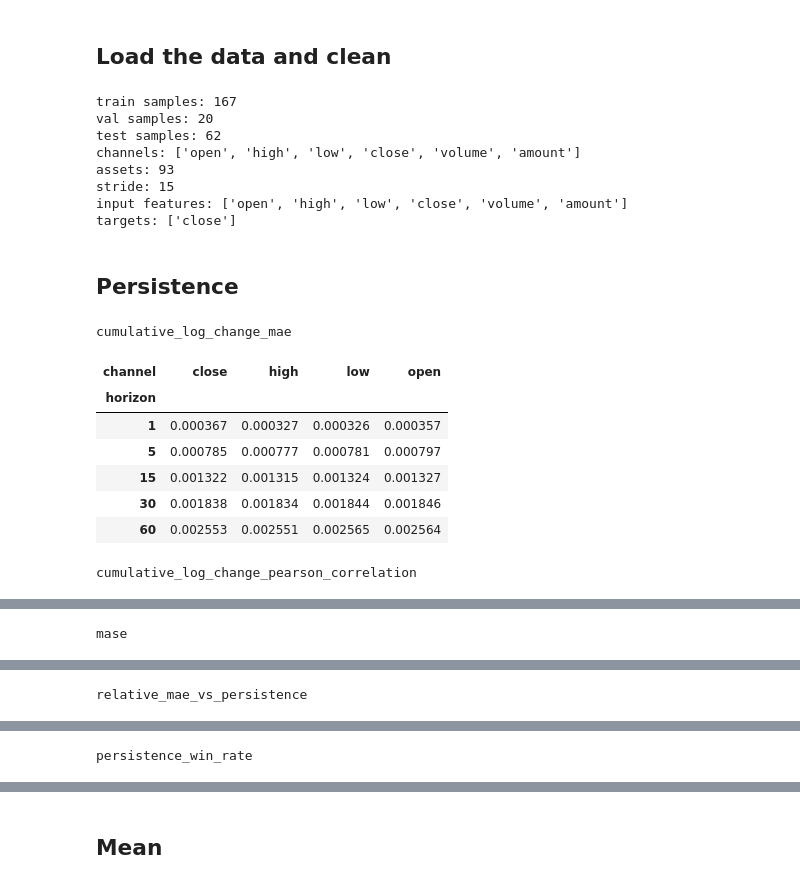
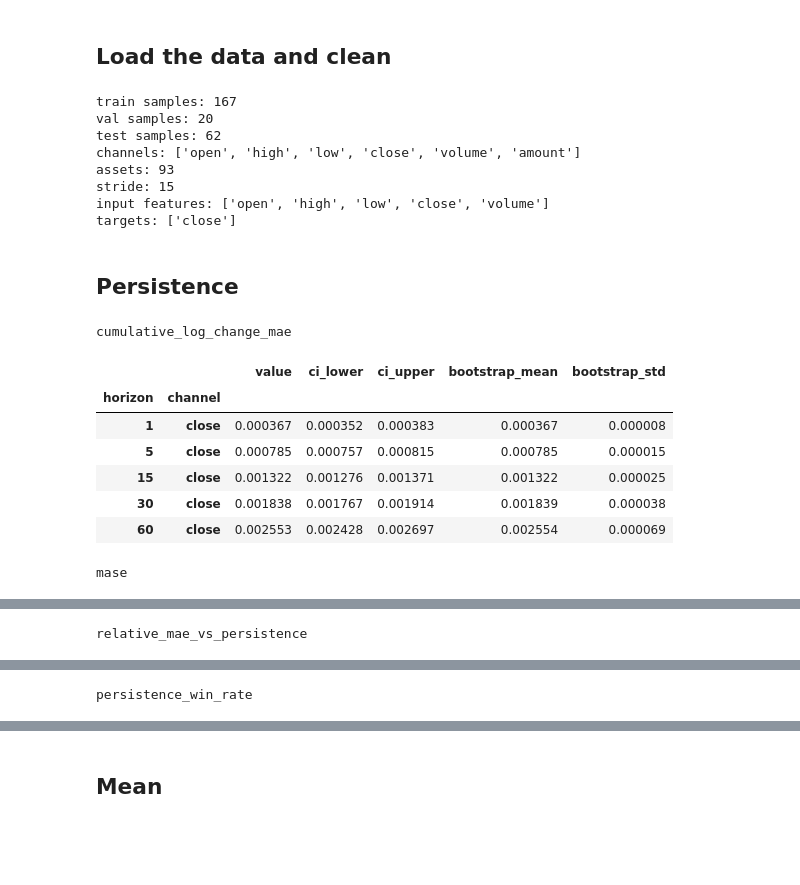
Before and after one commit to VishR-94/dynamic_graphs_thesis, a Jupyter notebook: notebooks/baselines.ipynb, the cells around one changed output, grey strips where cells are left out. Drawn from its saved outputs; the diff is of its cells as text; code cells hidden in the pictures; blank space fills up the shorter version.

Commit message:
added bootstrap evaluation metrics

```diff
--- a/notebooks/baselines.ipynb
+++ b/notebooks/baselines.ipynb
@@ -87,6 +96,11 @@ print("assets:", len(test["asset_cols"]))
 print("stride:", config['forecasting']['stride'])
 print("input features:", config['forecasting']['input_channels'])
 print("targets:", config['forecasting']['target_channels'])
+
+#Set global Bootstrap params
+BOOTSTRAP_N = 10_000
+BOOTSTRAP_CONFIDENCE_LEVEL = 0.95
+BOOTSTRAP_SEED = 42
 # %% [output]
 train samples: 167
 val samples: 20
@@ -94,12 +108,14 @@ test samples: 62
 channels: ['open', 'high', 'low', 'close', 'volume', 'amount']
 assets: 93
 stride: 15
-input features: ['open', 'high', 'low', 'close', 'volume', 'amount']
+input features: ['open', 'high', 'low', 'close', 'volume']
 targets: ['close']
 # %% [markdown]
 ## Persistence
 # %%
-persistence = PersistenceBaseline.from_config(config)
+persistence = PersistenceBaseline.from_config(
+    config
+)
 
 persistence.fit(
     train_split=train,
@@ -108,48 +124,76 @@ persistence.fit(
 
 persistence_result = persistence.predict(
     split=test,
     batch_size=256,
 )
 
 persistence_evaluator = ForecastEvaluator(
     prediction_result=persistence_result,
     train_split=train,
 )
 
+
+# Persistence predicts zero cumulative log change at every horizon,
+# so its cumulative-log-change Pearson correlation is undefined.
+persistence_metric_names = [
+    metric_name
+    for metric_name in persistence_evaluator.available_metrics
+    if metric_name
+    != "cumulative_log_change_pearson_correlation"
+]
+
+
 persistence_results = persistence_evaluator.evaluate(
-    metrics=persistence_evaluator.available_metrics,
+    metrics=persistence_metric_names,
     reduce_dims=(0, 2),
+    bootstrap=True,
+    n_bootstrap=BOOTSTRAP_N,
+    confidence_level=BOOTSTRAP_CONFIDENCE_LEVEL,
+    bootstrap_seed=BOOTSTRAP_SEED,
 )
 
 persistence_metric_table = make_evaluation_table(
     metric_results=persistence_results,
     horizons=persistence_evaluator.horizons,
     channels=persistence_evaluator.channels,
 )
 
-for metric_name in persistence_evaluator.available_metrics:
-    metric_pivot = (
+
+for metric_name in persistence_metric_names:
+    metric_display = (
         persistence_metric_table
         .loc[
-            persistence_metric_table["metric"] == metric_name
+            persistence_metric_table["metric"]
+            == metric_name
         ]
-        .pivot(
-            index="horizon",
-            columns="channel",
-            values="value",
-        )
+        .set_index(
+            [
+                "horizon",
+                "channel",
+            ]
+        )[
+            [
+                "value",
+                "ci_lower",
+                "ci_upper",
+                "bootstrap_mean",
+                "bootstrap_std",
+            ]
+        ]
     )
 
     display(
-        metric_pivot.style.set_caption(metric_name)
+        metric_display.style.set_caption(
+            metric_name
+        )
     )
 # %% [output]
 cumulative_log_change_mae
-| channel | close | high | low | open |
-| horizon |  |  |  |  |
-| 1 | 0.000367 | 0.000327 | 0.000326 | 0.000357 |
-| 5 | 0.000785 | 0.000777 | 0.000781 | 0.000797 |
-| 15 | 0.001322 | 0.001315 | 0.001324 | 0.001327 |
-| 30 | 0.001838 | 0.001834 | 0.001844 | 0.001846 |
-| 60 | 0.002553 | 0.002551 | 0.002565 | 0.002564 |
+|  |  | value | ci_lower | ci_upper | bootstrap_mean | bootstrap_std |
+| horizon | channel |  |  |  |  |  |
+| 1 | close | 0.000367 | 0.000352 | 0.000383 | 0.000367 | 0.000008 |
+| 5 | close | 0.000785 | 0.000757 | 0.000815 | 0.000785 | 0.000015 |
+| 15 | close | 0.001322 | 0.001276 | 0.001371 | 0.001322 | 0.000025 |
+| 30 | close | 0.001838 | 0.001767 | 0.001914 | 0.001839 | 0.000038 |
+| 60 | close | 0.002553 | 0.002428 | 0.002697 | 0.002554 | 0.000069 |
-cumulative_log_change_pearson_correlation
+mase
@@ -163 +207 @@ cumulative_log_change_pearson_correlation
-mase
+relative_mae_vs_persistence
@@ -171 +215 @@ mase
-relative_mae_vs_persistence
+persistence_win_rate
@@ -179 +222,0 @@ relative_mae_vs_persistence
-persistence_win_rate
```
Also changed, not shown: parts of 7 cells of this notebook, 3 other files.
